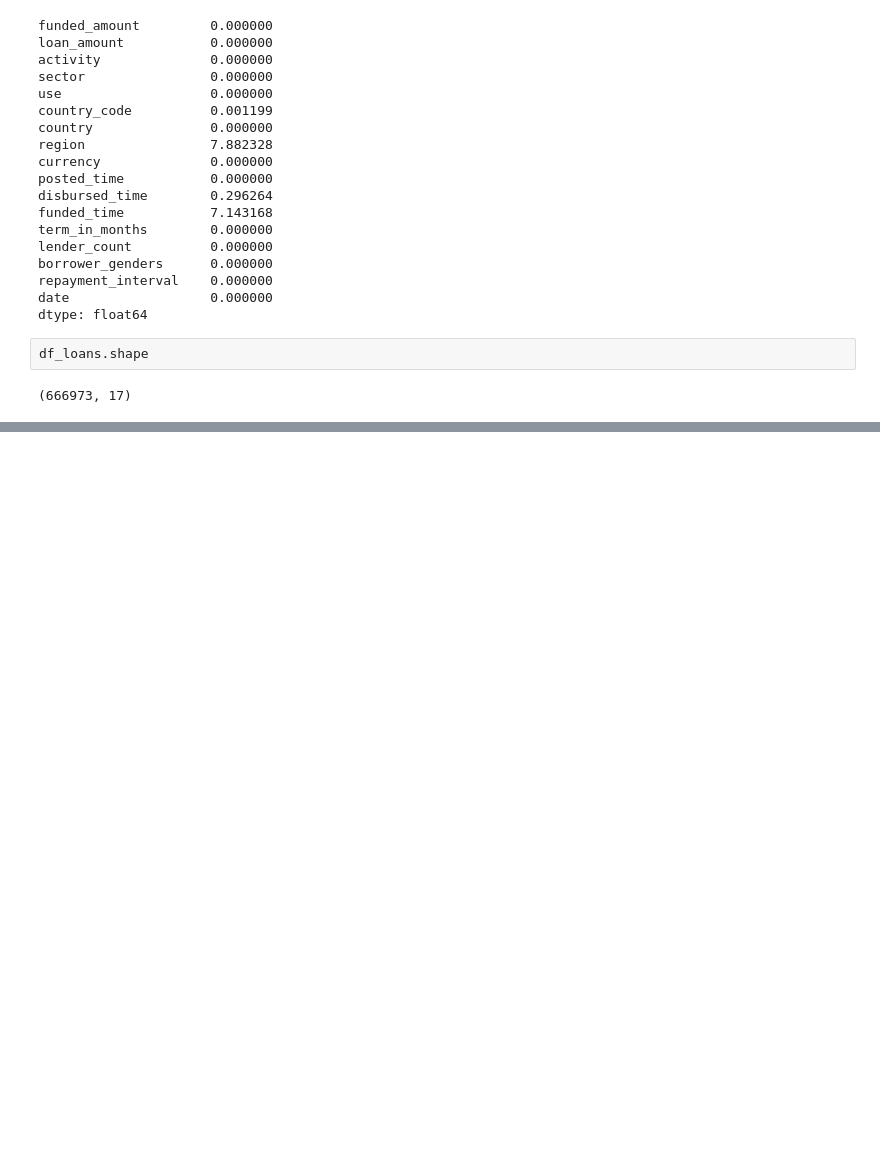
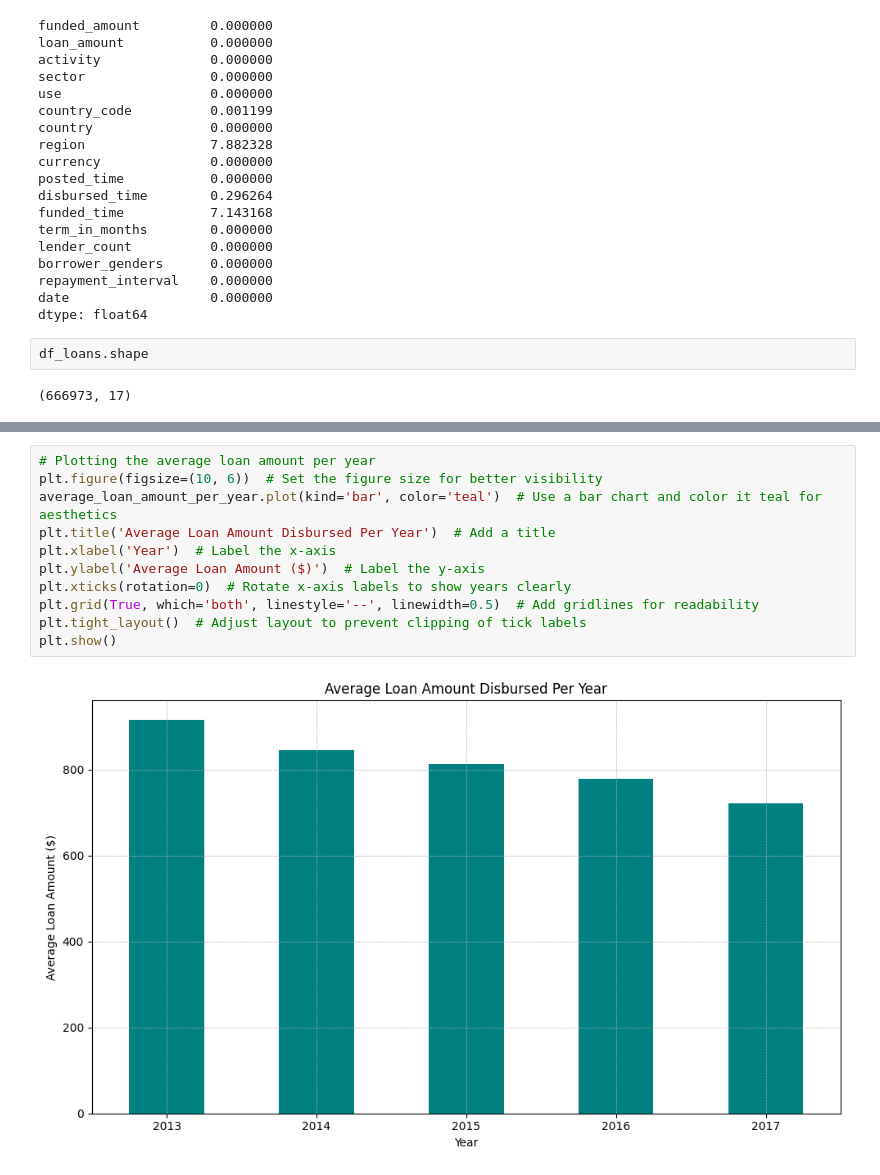
Before and after one commit to KarolinaMotyka/BDS-Karolina-Motyka, a Jupyter notebook: Kiva_assignement.ipynb, the cells around one changed output, grey strips where cells are left out. Cells and saved outputs as stored; diff of their text form; blank space fills up the shorter version.

```diff
--- a/Kiva_assignement.ipynb
+++ b/Kiva_assignement.ipynb
@@ -171,0 +473,13 @@ df_search_type.head(30)
+# %%
+# Plotting the average loan amount per year
+plt.figure(figsize=(10, 6))  # Set the figure size for better visibility
+average_loan_amount_per_year.plot(kind='bar', color='teal')  # Use a bar chart and color it teal for aesthetics
+plt.title('Average Loan Amount Disbursed Per Year')  # Add a title
+plt.xlabel('Year')  # Label the x-axis
+plt.ylabel('Average Loan Amount ($)')  # Label the y-axis
+plt.xticks(rotation=0)  # Rotate x-axis labels to show years clearly
+plt.grid(True, which='both', linestyle='--', linewidth=0.5)  # Add gridlines for readability
+plt.tight_layout()  # Adjust layout to prevent clipping of tick labels
+plt.show()
+# %% [output]
+[figure, added]
```
Also changed, not shown: parts of 41 cells of this notebook, 1 other file.
